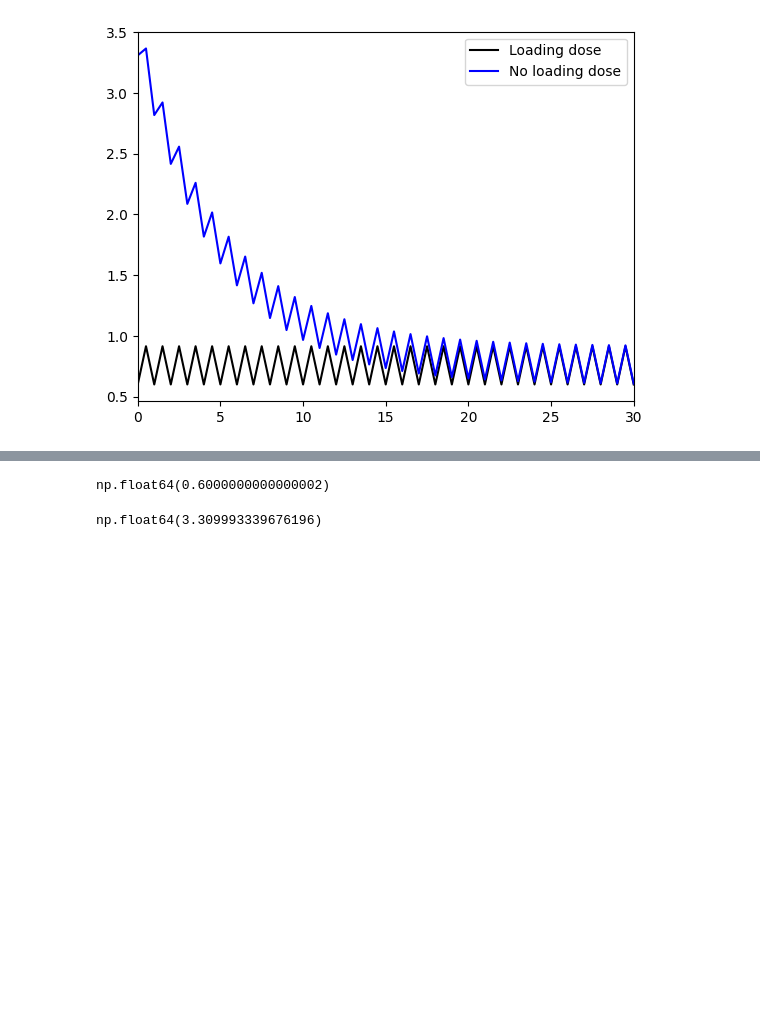
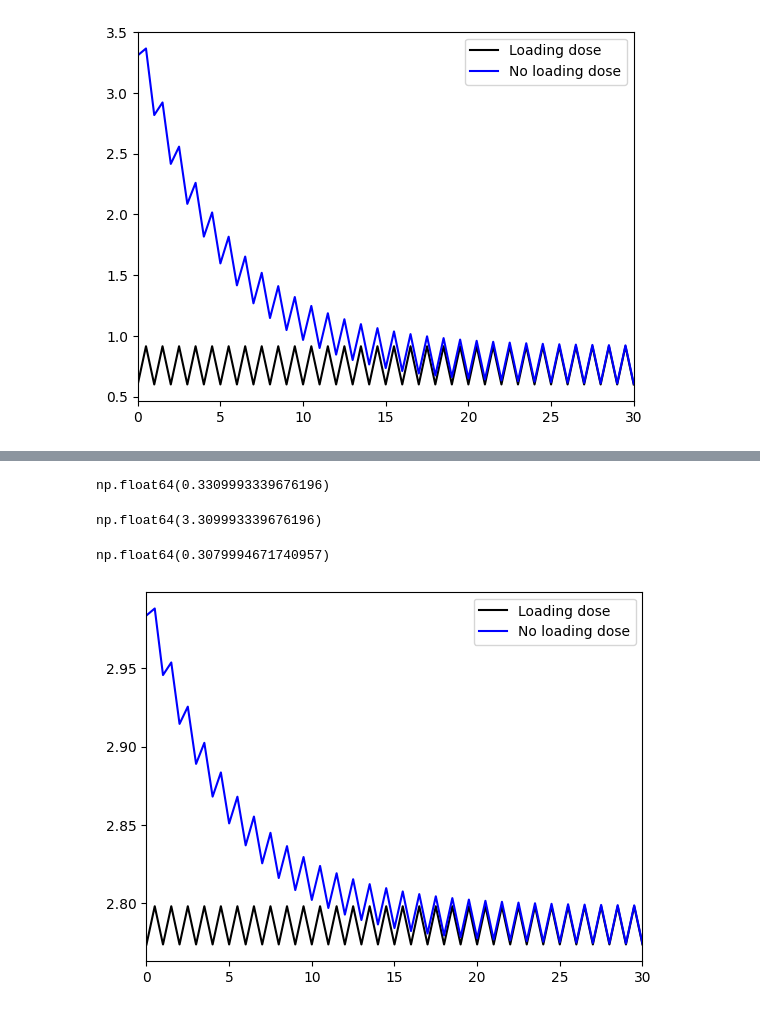
Before and after one commit to colmmcc2000/RSCAM_Group_11, a Jupyter notebook: code_RSCAM.ipynb, the cells around one changed output, grey strips where cells are left out. Saved outputs shown, nothing was run; the diff lists cells and outputs as text; code cells hidden in the pictures; blank space fills up the shorter version.

```diff
--- a/code_RSCAM.ipynb
+++ b/code_RSCAM.ipynb
@@ -561,9 +558,9 @@ B1 = 0.1
 def lamb_x(t, D, k, tau, loading_dose = False):
     lx = 0.1
     c_max = get_concentration(0, D, k, tau, True) + get_concentration(0, D, k, tau, False)
-    #lx = A * np.sin(theta * t) + B1
-    rate = lx * (c_max - get_concentration(t, D, k, tau, loading_dose))
-    return rate
+    c = get_concentration(t, D, k, tau, loading_dose)
+    rate = lx * (c_max - c)
+    return rate, c
 # %%
 T = 30
 time = np.linspace(0, T, (T*2)+1)
@@ -578,10 +575,12 @@ M0 = 1e6
 u = 1e-8
 
 for i, g in enumerate(time):
-    store_LD[i] = lamb_x(g, D, k, tau, True) * M0 * (u)
-    store_NLD[i] = lamb_x(g, D, k, tau, False) * M0 * (u)
-plt.plot(time, store_LD * 1e3, c = 'black', label  ='Loading dose')
-plt.plot(time, store_NLD * 1e3, c = 'blue', label = 'No loading dose')
+    rate, _ = lamb_x(g, D, k, tau, True)
+    store_LD[i] = rate *M0 *u
+    rate_, _ = lamb_x(g, D, k, tau, False)
+    store_NLD[i] = rate_ *M0 *u
+plt.plot(time, store_LD *1e3, c = 'black', label  ='Loading dose')
+plt.plot(time, store_NLD *1e3, c = 'blue', label = 'No loading dose')
 plt.legend()
 plt.xlim(0, T)
 plt.ylim(None, None)
@@ -591,10 +596,44 @@ plt.show()
 # %%
-x, y = lamb_x(0, D, k, tau, True)
-
-x * M0 * u * 1e3
 # %% [output]
-np.float64(0.6000000000000002)
+np.float64(0.3309993339676196)
 # %%
 get_concentration(0, 0.6, 0.2, 1, True)
 # %% [output]
 np.float64(3.309993339676196)
+# %%
+def lamb_y(t, D, k, tau, loading_dose = False):
+    ly = 0.0775 #A bit lower given lower fitness cost
+    c_max = get_concentration(0, D, k, tau, True) + get_concentration(0, D, k, tau, False)
+    #lx = A * np.sin(theta * t) + B1
+    rate = ly * (c_max - (0.1 * get_concentration(t, D, k, tau, loading_dose))) #scale given partial resistance to the drug
+    return rate
+# %%
+
+y = lamb_y(0, 0.6, 0.2, 1, loading_dose = False)
+y
+# %% [output]
+np.float64(0.3079994671740957)
+# %%
+T = 30
+time = np.linspace(0, T, (T*2)+1)
+store_LD = np.zeros(len(time))
+store_NLD = np.zeros(len(time))
+
+D = 0.6
+k = 0.2
+tau = 1
+
+M0 = 1e6
+u = 1e-8
+
+for i, g in enumerate(time):
+    store_LD[i] = lamb_y(g, D, k, tau, True) * M0 * u
+    store_NLD[i] = lamb_y(g, D, k, tau, False) * M0 * u
+plt.plot(time, store_LD *1e3, c = 'black', label  ='Loading dose')
+plt.plot(time, store_NLD * 1e3, c = 'blue', label = 'No loading dose')
+plt.legend()
+plt.xlim(0, T)
+plt.ylim(None, None)
+plt.show()
+# %% [output]
+[figure, added]
```
Also changed, not shown: parts of 4 cells of this notebook.
